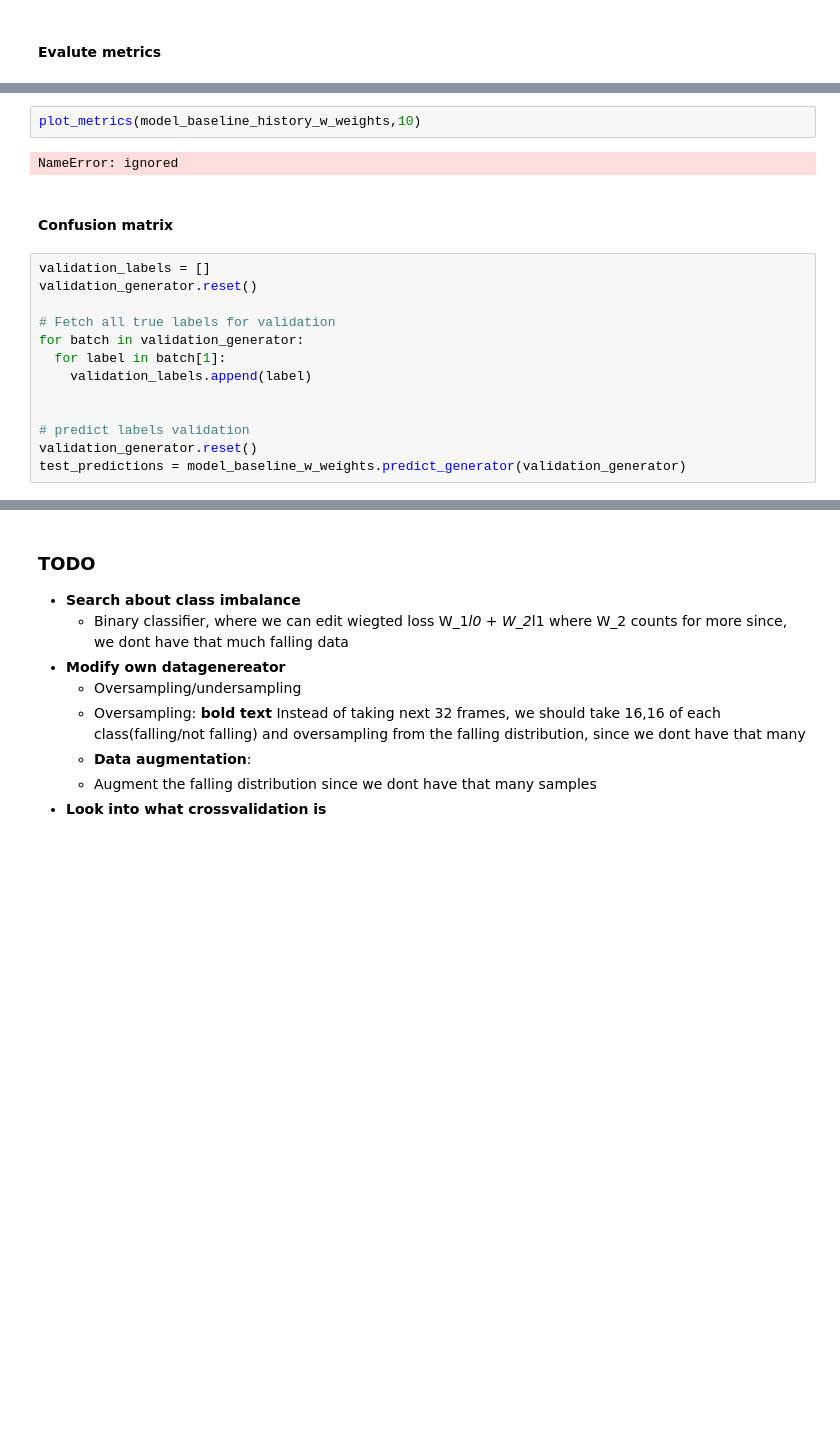
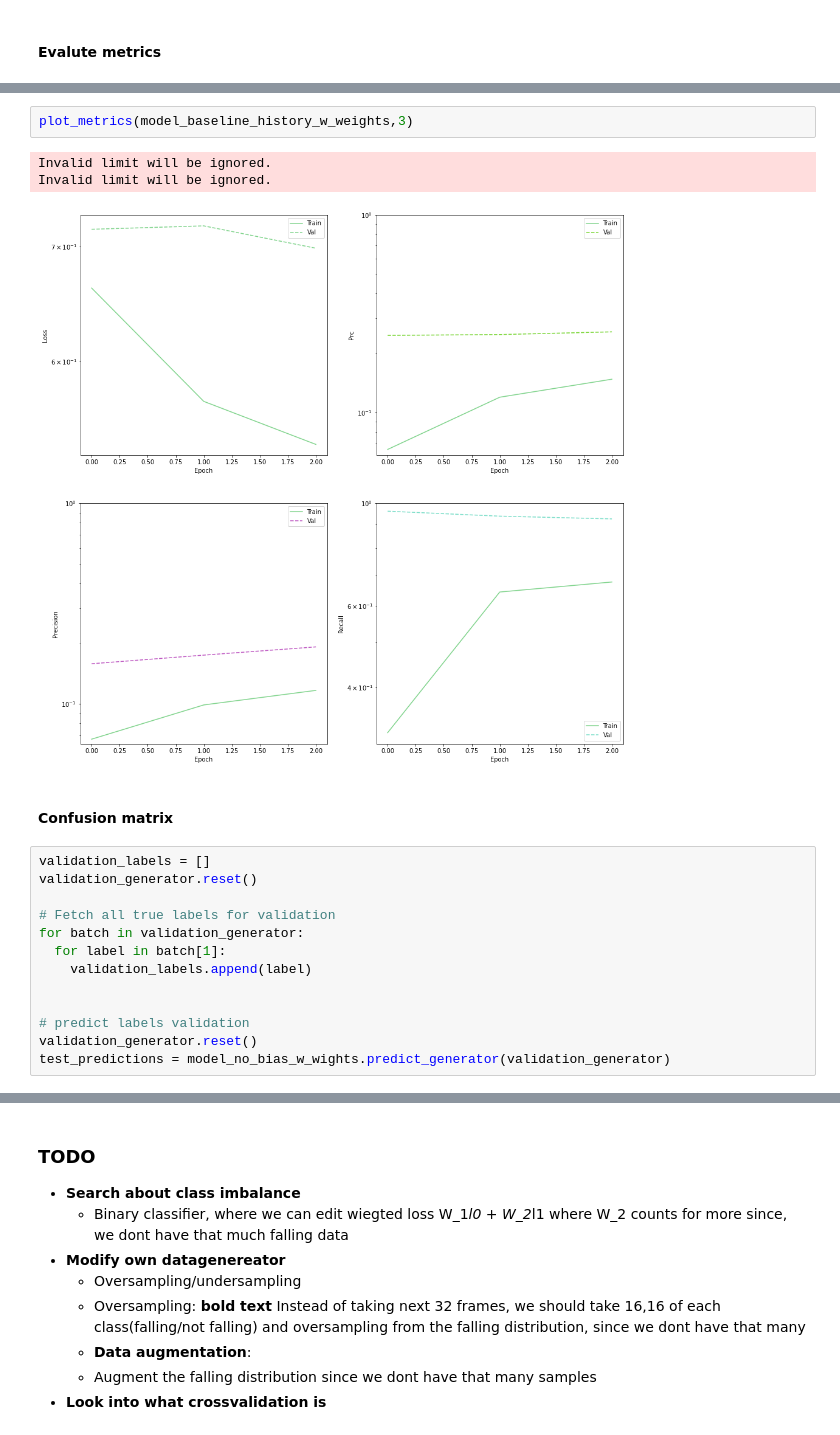
Before and after one commit to antonercool/deep-learning-exam-project, a Jupyter notebook: FallDetector.ipynb, the cells around one changed output, grey strips where cells are left out. Drawn from its saved outputs; the diff is of its cells as text; blank space fills up the shorter version.

```diff
--- a/FallDetector.ipynb
+++ b/FallDetector.ipynb
@@ -844,7 +858,9 @@ prc :  0.05576697736978531
 # %%
-plot_metrics(model_baseline_history_w_weights,10)
+plot_metrics(model_baseline_history_w_weights,3)
 # %% [output]
-NameError: ignored
+Invalid limit will be ignored.
+Invalid limit will be ignored.
+[figure, added]
 # %% [markdown]
 #### Confusion matrix
 # %%
@@ -859,5 +875,5 @@ for batch in validation_generator:
 
 # predict labels validation
 validation_generator.reset()
-test_predictions = model_baseline_w_weights.predict_generator(validation_generator)
+test_predictions = model_no_bias_w_wights.predict_generator(validation_generator)
 # %%
```
Also changed, not shown: parts of 39 cells of this notebook.
